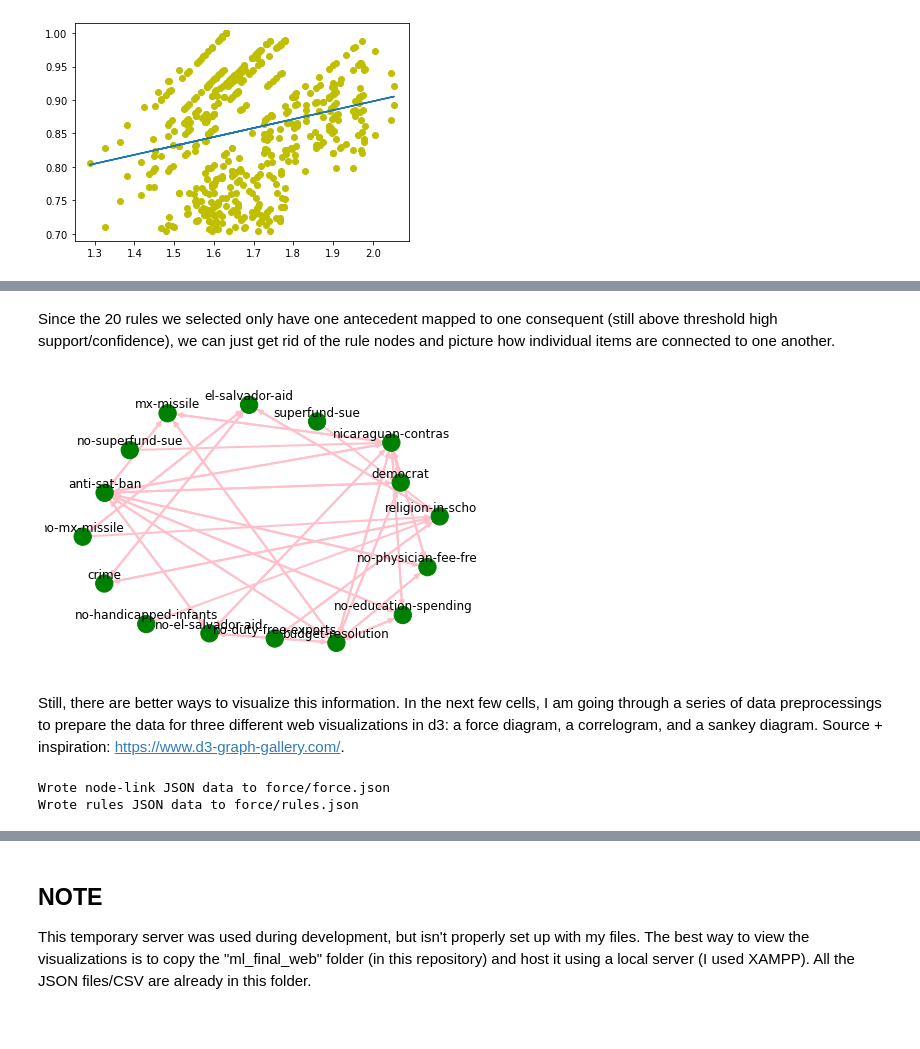
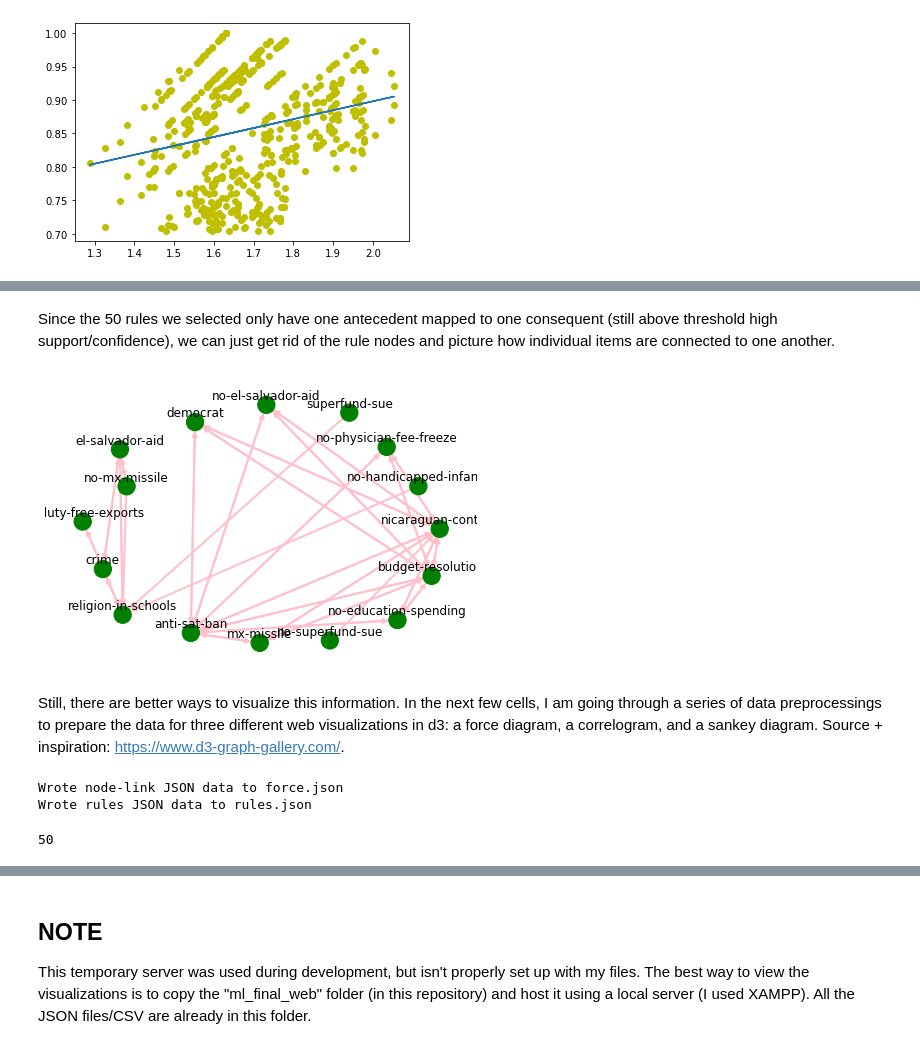
Before and after one commit to imanarzi/ml_final_project, a Jupyter notebook: final_project.ipynb, the cells around one changed output, grey strips where cells are left out. Cells and saved outputs as stored; diff of their text form; code cells hidden in the pictures.

```diff
--- a/final_project.ipynb
+++ b/final_project.ipynb
@@ -250,48 +264,57 @@ G = draw_graph (rules, 20)
 # %% [markdown]
-Since the 20 rules we selected only have one antecedent mapped to one consequent (still above threshold high support/confidence), we can just get rid of the rule nodes and picture how individual items are connected to one another.
+Since the 50 rules we selected only have one antecedent mapped to one consequent (still above threshold high support/confidence), we can just get rid of the rule nodes and picture how individual items are connected to one another.
+# %%
+sankey_support = []
+sankey_lift = []
+sankey_lev = []
 # %%
-sankey_values = []
 def draw_graph_without_r(rules, rules_to_show):
-    global sankey_values
+    global sankey_support
+    global sankey_lift
+    global sankey_lev
     import networkx as nx
     G1 = nx.DiGraph()
     color_map=[]
     N = 50
     colors = np.random.rand(N)
-    strs=['R0', 'R1', 'R2', 'R3', 'R4', 'R5', 'R6', 'R7', 'R8', 'R9', 'R10', 'R11']
+    strs = []
+    for i in range(rules_to_show):
+      strs += ['R' + str(i)]
     nodes_list = np.array(data.columns)
     for index, row in rules[:rules_to_show].iterrows():
         G1.add_node(list(row['antecedents'])[0])
         G1.add_node(list(row['consequents'])[0])
         G1.add_edge(list(row['antecedents'])[0], list(row['consequents'])[0], color="pink",  weight=2)
-        sankey_values += [row['support']]
+        sankey_support += [row['support']]
+        sankey_lift += [row['lift']]
+        sankey_lev += [row['leverage']]
 
     for node in G1:
        found_a_string = False
        for item in strs:
            if node==item:
                 found_a_string = True
        if found_a_string:
             color_map.append('yellow')
        else:
             color_map.append('green')
     edges = G1.edges()
     colors = [G1[u][v]['color'] for u,v in edges]
     weights = [G1[u][v]['weight'] for u,v in edges]
 
     pos = nx.spring_layout(G1, k=16, scale=1)
     nx.draw(G1, pos, edges=edges, node_color = color_map, edge_color=colors, width=weights, font_size=16, with_labels=False)
 
     for p in pos:  # raise text positions
            pos[p][1] += 0.07
     nx.draw_networkx_labels(G1, pos)
     plt.show()
     return G1
 
 plt.gcf().clear()
 G2 = draw_graph_without_r (rules, 50)
 # %% [output]
-[figure, old version]
+[figure, new version]
 # %% [markdown]
 Still, there are better ways to visualize this information.  In the next few cells, I am going through a series of data preprocessings to prepare the data for three different web visualizations in d3: a force diagram, a correlogram, and a sankey diagram.  Source + inspiration: https://www.d3-graph-gallery.com/.
 # %%
@@ -301,14 +324,18 @@ from networkx.readwrite import json_graph
 for n in G:
     G.nodes[n]["name"] = n
 d = json_graph.node_link_data(G)
-json.dump(d, open('force/force.json','w'))
-print("Wrote node-link JSON data to force/force.json")
+json.dump(d, open('force.json','w'))
+print("Wrote node-link JSON data to force.json")
 
-rules[:50].to_json (r'force/rules.json')
-print("Wrote rules JSON data to force/rules.json")
+rules[:50].to_json (r'rules.json')
+print("Wrote rules JSON data to rules.json")
 # %% [output]
-Wrote node-link JSON data to force/force.json
-Wrote rules JSON data to force/rules.json
+Wrote node-link JSON data to force.json
+Wrote rules JSON data to rules.json
+# %%
+len(list(G2.edges))
+# %% [output]
+50
 # %%
 for n in G2:
     G2.nodes[n]["name"] = n
```
Also changed, not shown: parts of 8 cells of this notebook, 13 other files.
